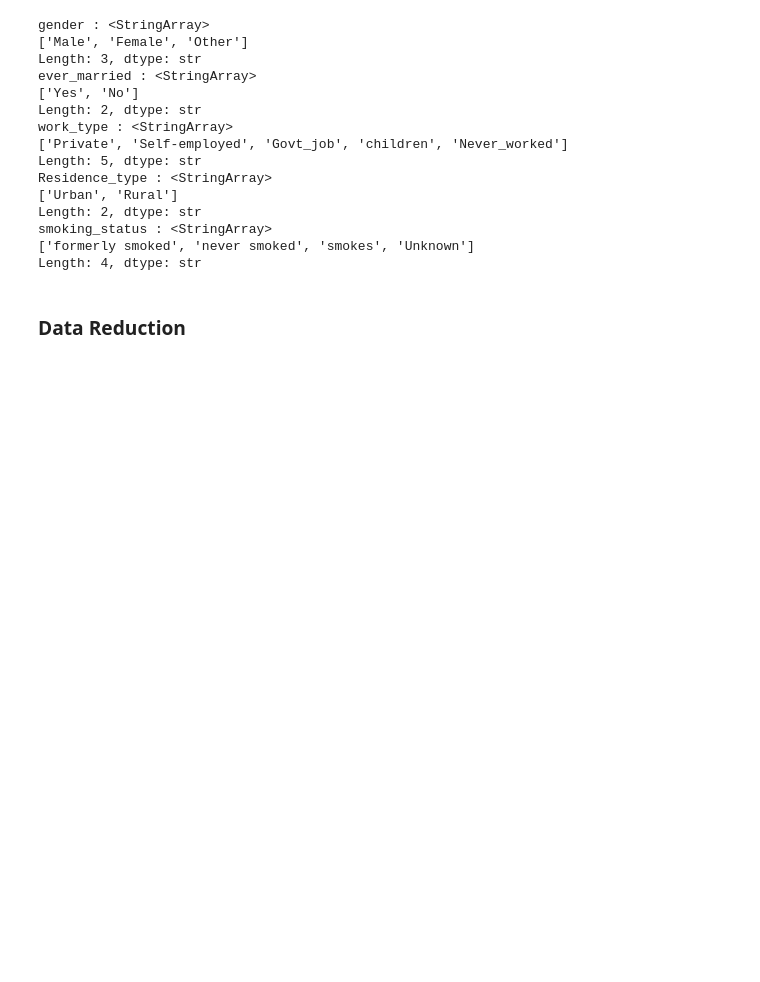
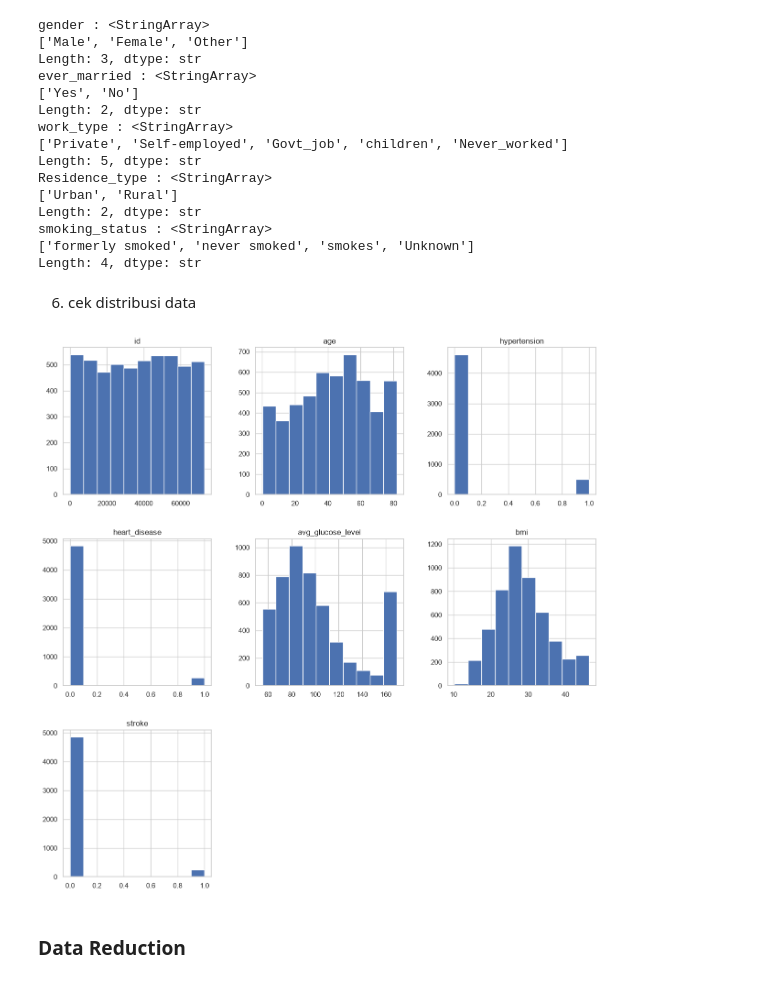
Before and after one commit to mfattaaryairwanda-cmd/stroke-prediction-project, a Jupyter notebook: Classification.ipynb, the cells around one changed output. Saved outputs shown, nothing was run; the diff lists cells and outputs as text; code cells hidden in the pictures; blank space fills up the shorter version.

```diff
--- a/Classification.ipynb
+++ b/Classification.ipynb
@@ -194,6 +194,13 @@ Length: 2, dtype: str
 smoking_status : <StringArray>
 ['formerly smoked', 'never smoked', 'smokes', 'Unknown']
 Length: 4, dtype: str
+# %% [markdown]
+6. cek distribusi data
+# %%
+df.hist(figsize=(15, 15))
+plt.savefig('images/Data Distrubution.png', dpi=300, bbox_inches='tight')
+# %% [output]
+[figure, added]
 # %% [markdown]
 ### Data Reduction
 # %% [markdown]
```
